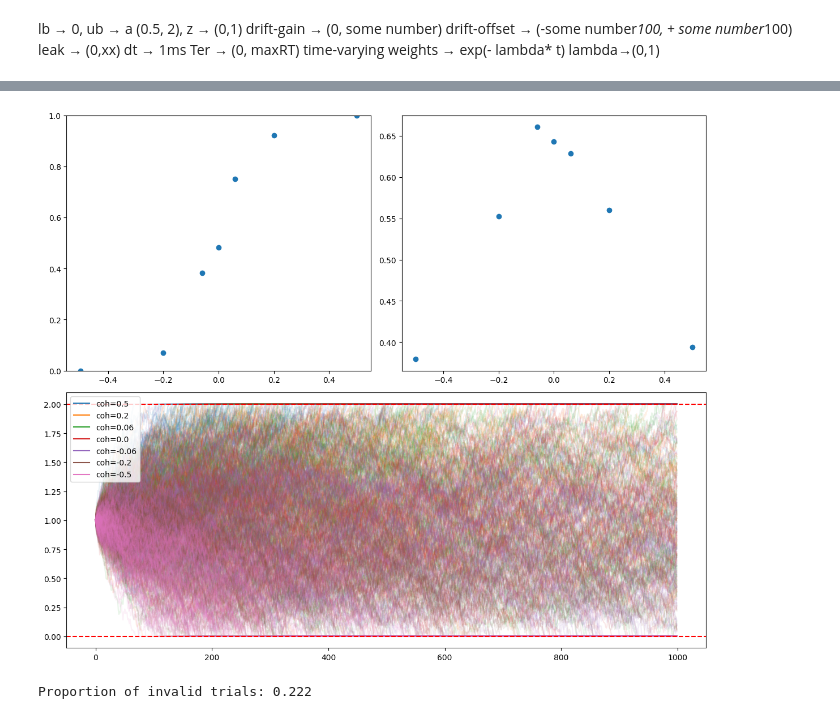
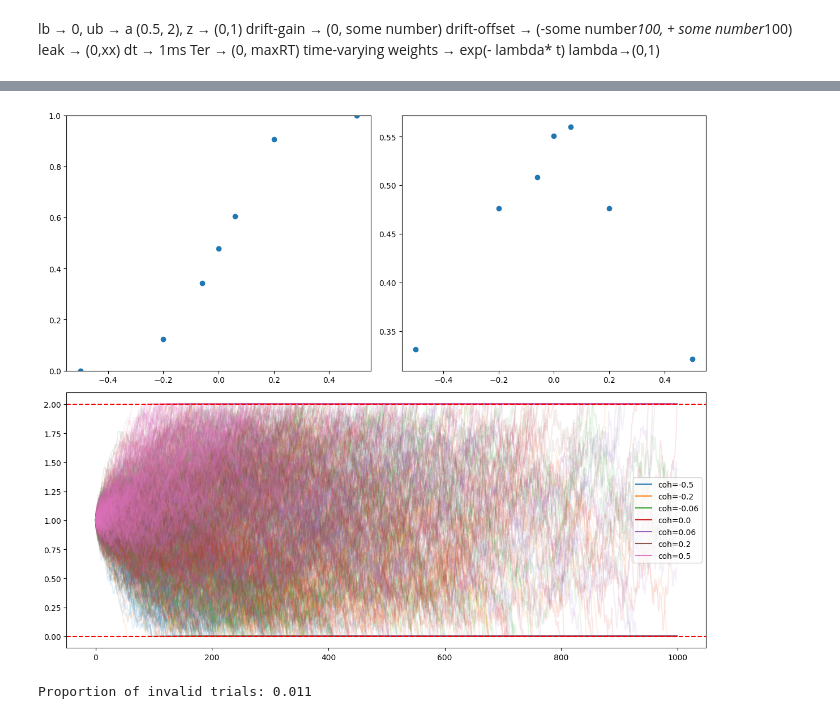
Before and after one commit to vaibrainium/decision-models, a Jupyter notebook: notebooks/0.1-new.ipynb, the cells around one changed output, grey strips where cells are left out. Saved outputs shown, nothing was run; the diff lists cells and outputs as text; code cells hidden in the pictures.

```diff
--- a/notebooks/0.1-new.ipynb
+++ b/notebooks/0.1-new.ipynb
@@ -212,5 +132,5 @@ array([nan, nan, nan, nan, nan, nan, nan, nan, nan, nan, nan, nan, nan,
 # %%
-ddm = DiffusionModel()
+ddm = DriftDiffusionSimulatorCUDA()
 
 ddm.ndt = 0.1      # non-decision time
 ddm.a = 2        # boundary separation
@@ -219,8 +139,8 @@ ddm.drift_gain = 7 # gain on the input to get drift rate
 ddm.drift_offset = 0.0
 ddm.variance = 1   # variance of the noise in the accumulation process
 ddm.dt = 0.001        # time step for simulation
-ddm.leak_rate = 0     # leakage parameter
-ddm.time_constant = 0#1e-2 # urgency signal time constant
+ddm.leak_rate = 0.1     # leakage parameter
+ddm.time_constant = 1e-3 # urgency signal time constant
 
 
 
@@ -232,32 +152,32 @@ data = pd.DataFrame({
 })
 x_data, y_data = get_psychometric_data(data)
 _,_,rt_mean,_,_ = get_chronometric_data(data)
 fig = plt.figure(figsize=(12,10))
 gs = gridspec.GridSpec(2, 2)
 
 # Top-left subplot
 ax1 = fig.add_subplot(gs[0, 0])
 ax1.plot(x_data, y_data, 'o')
 ax1.set_ylim(0, 1)
 
 # Top-right subplot
 ax2 = fig.add_subplot(gs[0, 1])
 ax2.plot(x_data, rt_mean, 'o')
 
 
 # Bottom subplot spanning both columns
 ax3 = fig.add_subplot(gs[1, :])
 for coh in coherence_levels:
     ax3.plot(dv[stimulus[:,0]==coh].T, color=sns.color_palette("tab10")[coherence_levels.index(coh)], alpha=0.1)
     ax3.plot([],[], color=sns.color_palette("tab10")[coherence_levels.index(coh)], alpha=1, label=f'coh={coh}')
 ax3.axhline(ddm.a, color='red', linestyle='--')
 ax3.axhline(0, color='red', linestyle='--')
 ax3.legend()
 
 plt.tight_layout()
 plt.show()
 
 print("Proportion of invalid trials:", np.mean(np.isnan(choice)))
 # %% [output]
-[figure, old version]
+[figure, new version]
-Proportion of invalid trials: 0.222
+Proportion of invalid trials: 0.011
```
Also changed, not shown: parts of 12 cells of this notebook, 7 other files.
